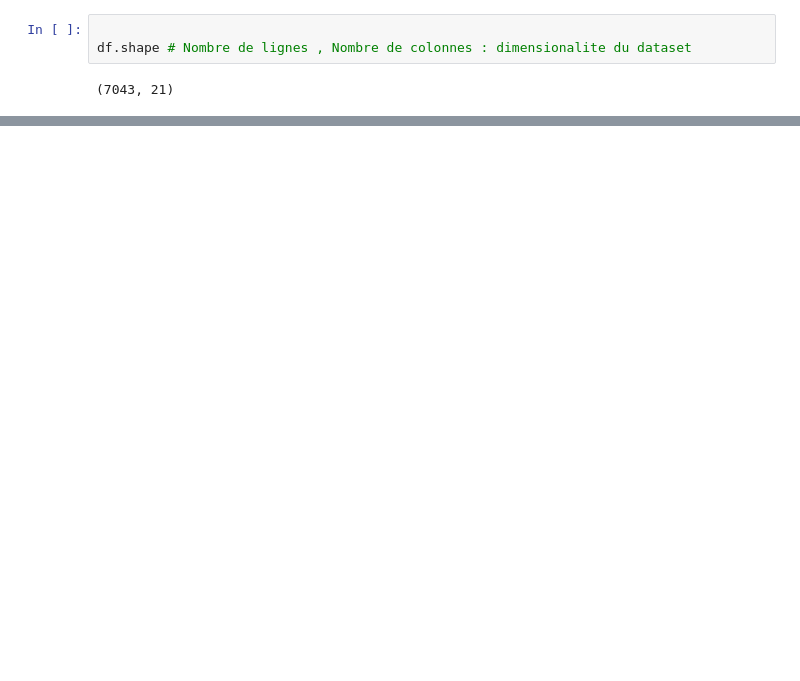
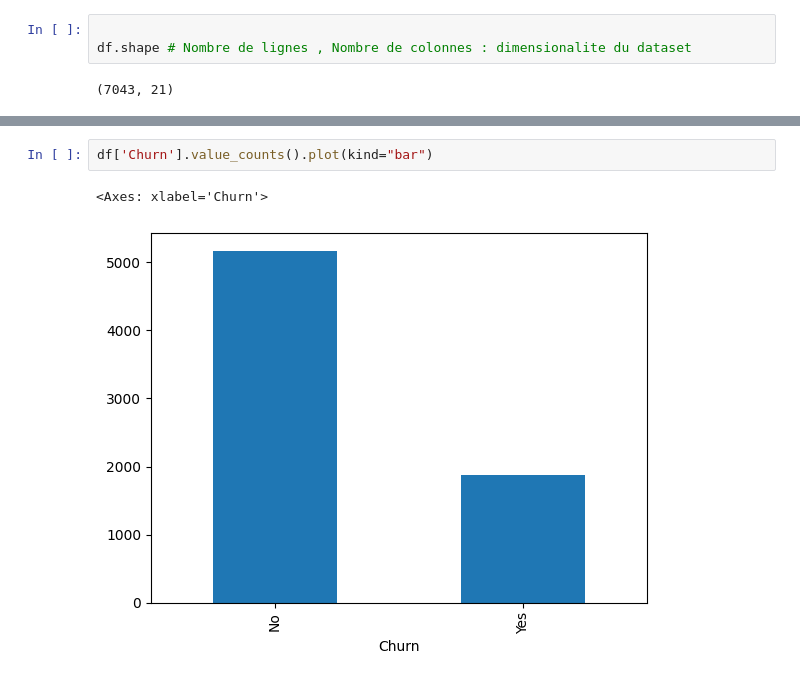
Before and after one commit to badohoun/MLoPsMlflowDagshubPycaret, a Jupyter notebook: eda.ipynb, the cells around one changed output, grey strips where cells are left out. Drawn from its saved outputs; the diff is of its cells as text; blank space fills up the shorter version.

```diff
--- a/eda.ipynb
+++ b/eda.ipynb
@@ -137,0 +168,5 @@ AttributeError: 'list' object has no attribute 'value_counts'
+# %%
+df['Churn'].value_counts().plot(kind="bar")
+# %% [output]
+<Axes: xlabel='Churn'>
+[figure, added]
```
Also changed, not shown: parts of 31 cells of this notebook.
